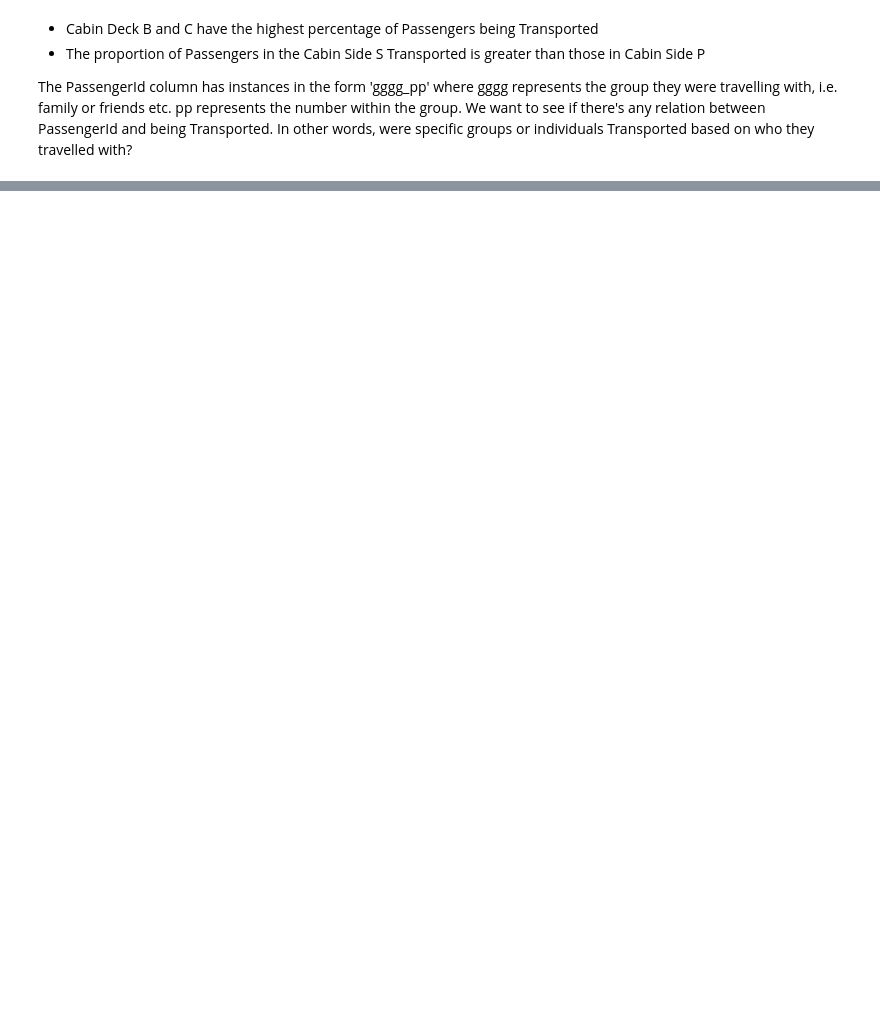
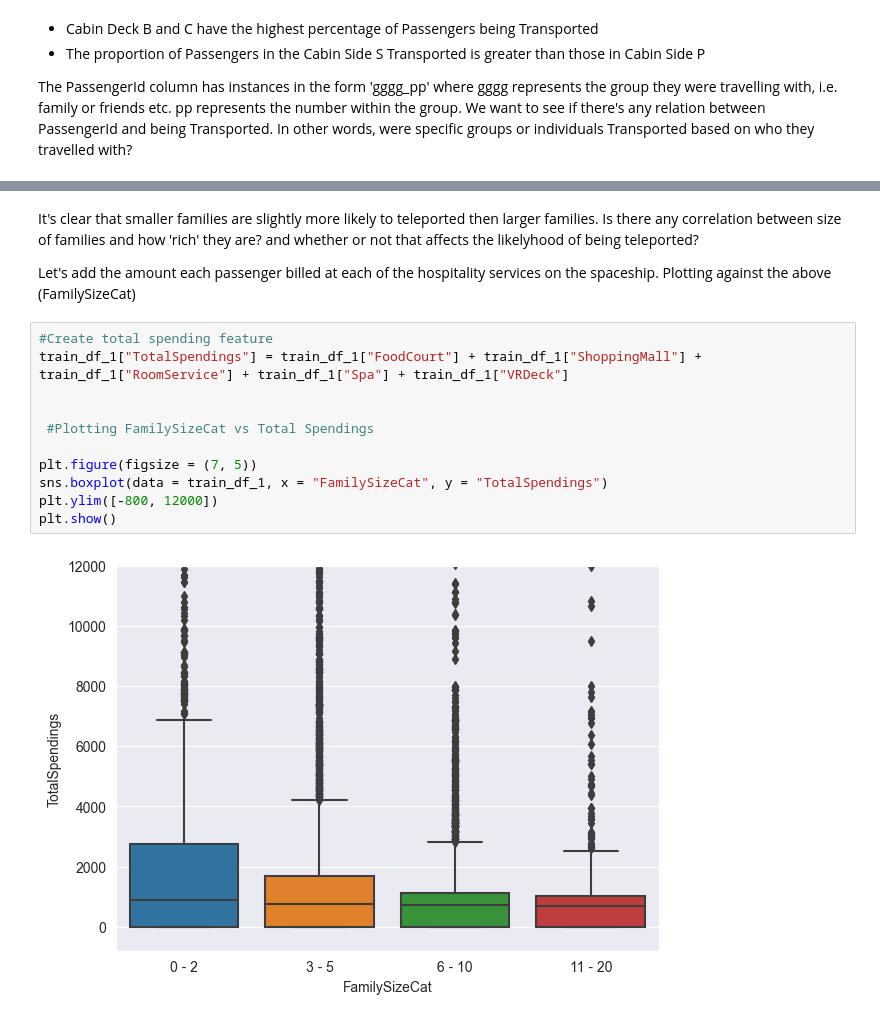
Before and after one commit to arjun-s-s/Spaceship-Titanic-Kaggle-Competition-, a Jupyter notebook: Spaceship Titanic - Random Forest Approach.ipynb, the cells around one changed output, grey strips where cells are left out. Cells and saved outputs as stored; diff of their text form; blank space fills up the shorter version.

```diff
--- a/Spaceship Titanic - Random Forest Approach.ipynb
+++ b/Spaceship Titanic - Random Forest Approach.ipynb
@@ -355,0 +415,17 @@ xcv bcxvxvxdvvxvfvf
+# %% [markdown]
+It's clear that smaller families are slightly more likely to teleported then larger families. Is there any correlation between size of families and how 'rich' they are? and whether or not that affects the likelyhood of being teleported?
+
+Let's add the amount each passenger billed at each of the hospitality services on the spaceship. Plotting against the above (FamilySizeCat)
+# %%
+#Create total spending feature
+train_df_1["TotalSpendings"] = train_df_1["FoodCourt"] + train_df_1["ShoppingMall"] + train_df_1["RoomService"] + train_df_1["Spa"] + train_df_1["VRDeck"]
+
+
+ #Plotting FamilySizeCat vs Total Spendings
+
+plt.figure(figsize = (7, 5))
+sns.boxplot(data = train_df_1, x = "FamilySizeCat", y = "TotalSpendings")
+plt.ylim([-800, 12000])
+plt.show()
+# %% [output]
+[figure, added]
```
Also changed, not shown: parts of 28 cells of this notebook, 1 other file.
